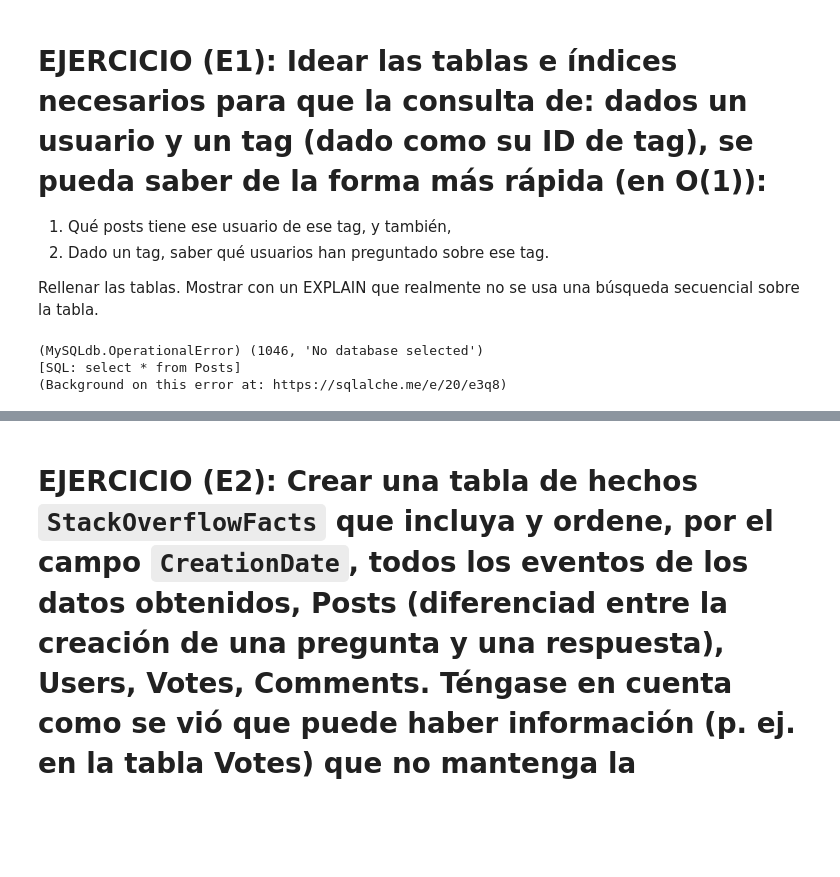
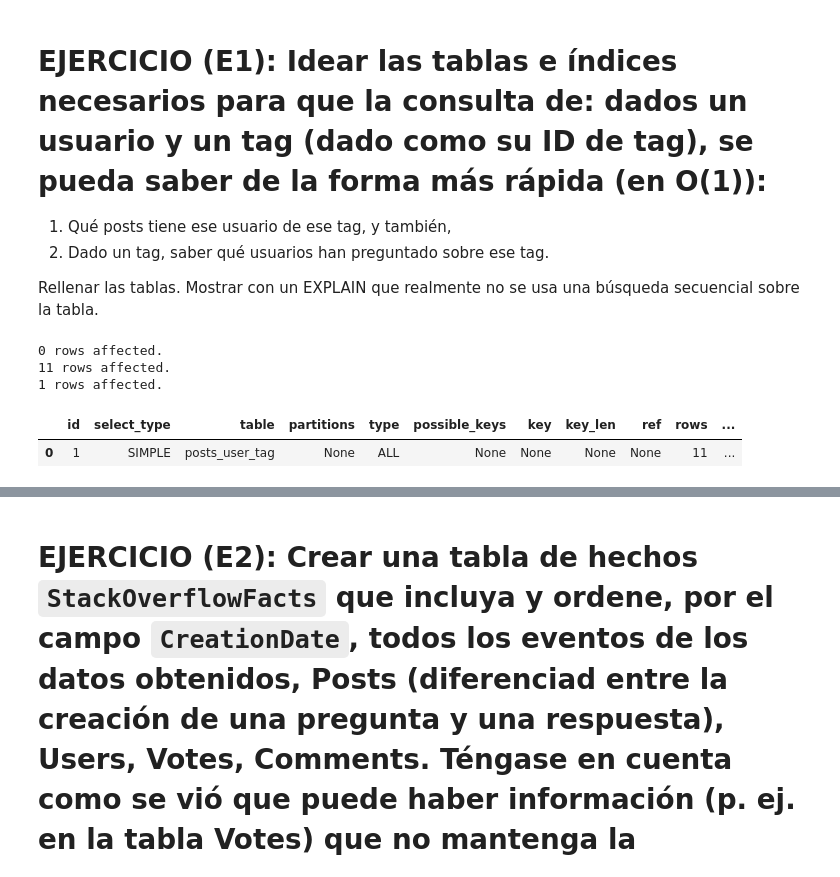
Before and after one commit to juanluserra/master_bigdata, a Jupyter notebook: BASES DE DATOS/Practicas/sesiones_sql/sesion2.ipynb, the cells around one changed output, grey strips where cells are left out. Drawn from its saved outputs; the diff is of its cells as text; code cells hidden in the pictures; blank space fills up the shorter version.

```diff
--- a/BASES DE DATOS/Practicas/sesiones_sql/sesion2.ipynb
+++ b/BASES DE DATOS/Practicas/sesiones_sql/sesion2.ipynb
@@ -765,11 +932,29 @@ jupyter_config_dir()
 2. Dado un tag, saber qué usuarios han preguntado sobre ese tag.
 
 Rellenar las tablas. Mostrar con un EXPLAIN que realmente no se usa una búsqueda secuencial sobre la tabla.
-# %%
-%%sql
-
-select * from Posts
-# %% [output]
-(MySQLdb.OperationalError) (1046, 'No database selected')
-[SQL: select * from Posts]
-(Background on this error at: https://sqlalche.me/e/20/e3q8)
+# %%
+%%sql
+
+# Creamos la tabla para el apartado 1.
+
+# Eliminamos la tabla si existe.
+DROP TABLE IF EXISTS posts_user_tag;
+
+# Cremaos una tabla para seleccionar todos
+# los posts de una Id de usuario específica (24)
+# y un tag específico (c++). Guardaremos el Id
+# del post, su título y su cuerpo.
+CREATE TABLE posts_user_tag AS
+SELECT Id,Title,Body FROM postspart
+WHERE OwnerUserId = 24 AND Tags LIKE '%c++%';
+
+# Realizamos un explain para ver que no utiliza
+# ninguna operación adicional (Extra = None).
+EXPLAIN
+SELECT * FROM posts_user_tag;
+# %% [output]
+0 rows affected.
+11 rows affected.
+1 rows affected.
+|  | id | select_type | table | partitions | type | possible_keys | key | key_len | ref | rows | ... |
+| 0 | 1 | SIMPLE | posts_user_tag | None | ALL | None | None | None | None | 11 | ... |
```
Also changed, not shown: parts of 21 cells of this notebook, 1 other file.
